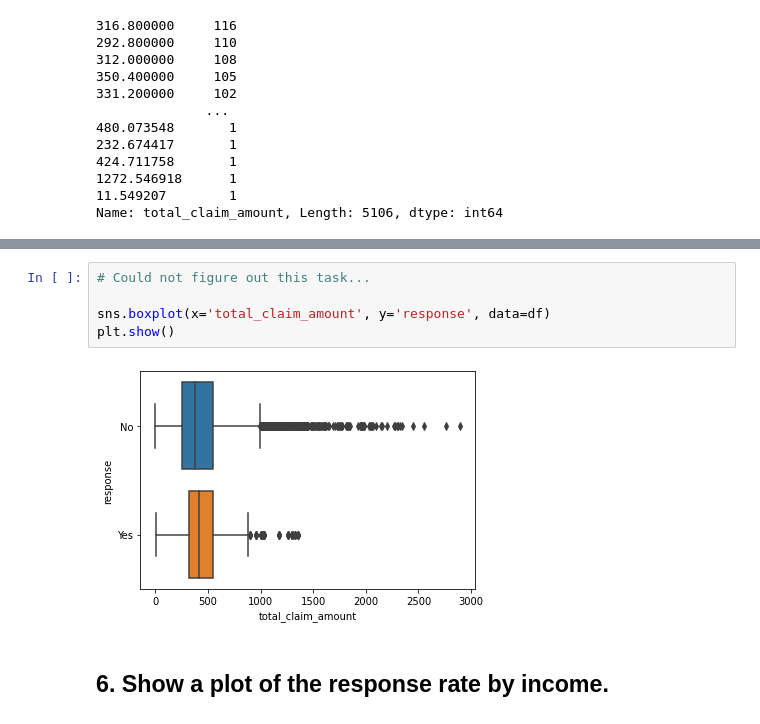
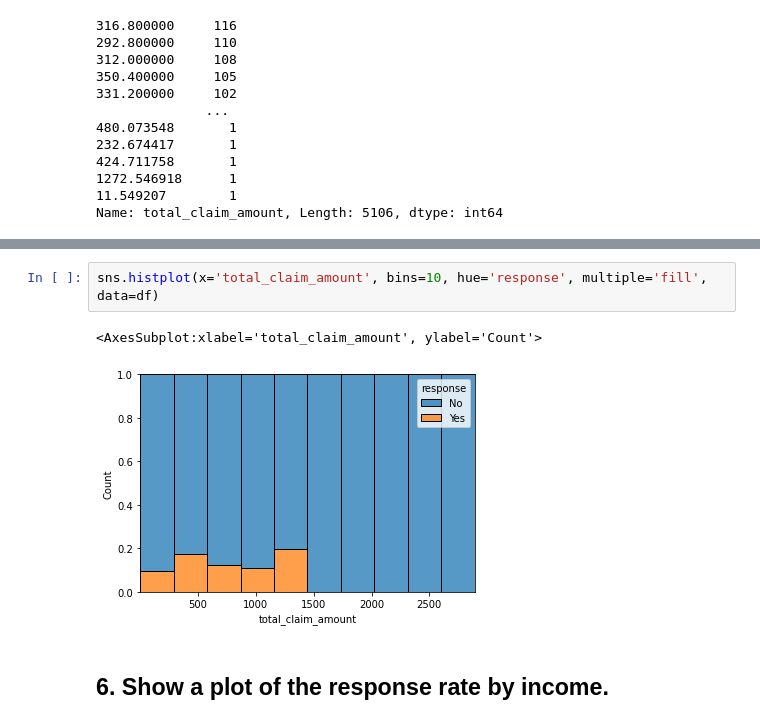
Before and after one commit to Ironhack-Data-0621-Remote/lab-customer-analysis-round-3, a Jupyter notebook: Solutions.ipynb, the cells around one changed output, grey strips where cells are left out. Drawn from its saved outputs; the diff is of its cells as text.

```diff
--- a/Solutions.ipynb
+++ b/Solutions.ipynb
@@ -144,13 +149,11 @@ df.describe()
 | 50% | 5780.182197 | 33889.500000 | 83.000000 | 14.000000 | 48.000000 | ... |
 | 75% | 8962.167041 | 62320.000000 | 109.000000 | 23.000000 | 71.000000 | ... |
 | max | 83325.381190 | 99981.000000 | 298.000000 | 35.000000 | 99.000000 | ... |
-# %%
-# Could not figure out this task...
-
-sns.boxplot(x='total_claim_amount', y='response', data=df)
-plt.show()
-# %% [output]
-[figure, removed]
+# %%
+sns.histplot(x='total_claim_amount', bins=10, hue='response', multiple='fill', data=df)
+# %% [output]
+<AxesSubplot:xlabel='total_claim_amount', ylabel='Count'>
+[figure, added]
 # %% [markdown]
 ## 6. Show a plot of the response rate by income.
 # %%
```
Also changed, not shown: parts of 3 cells of this notebook.
